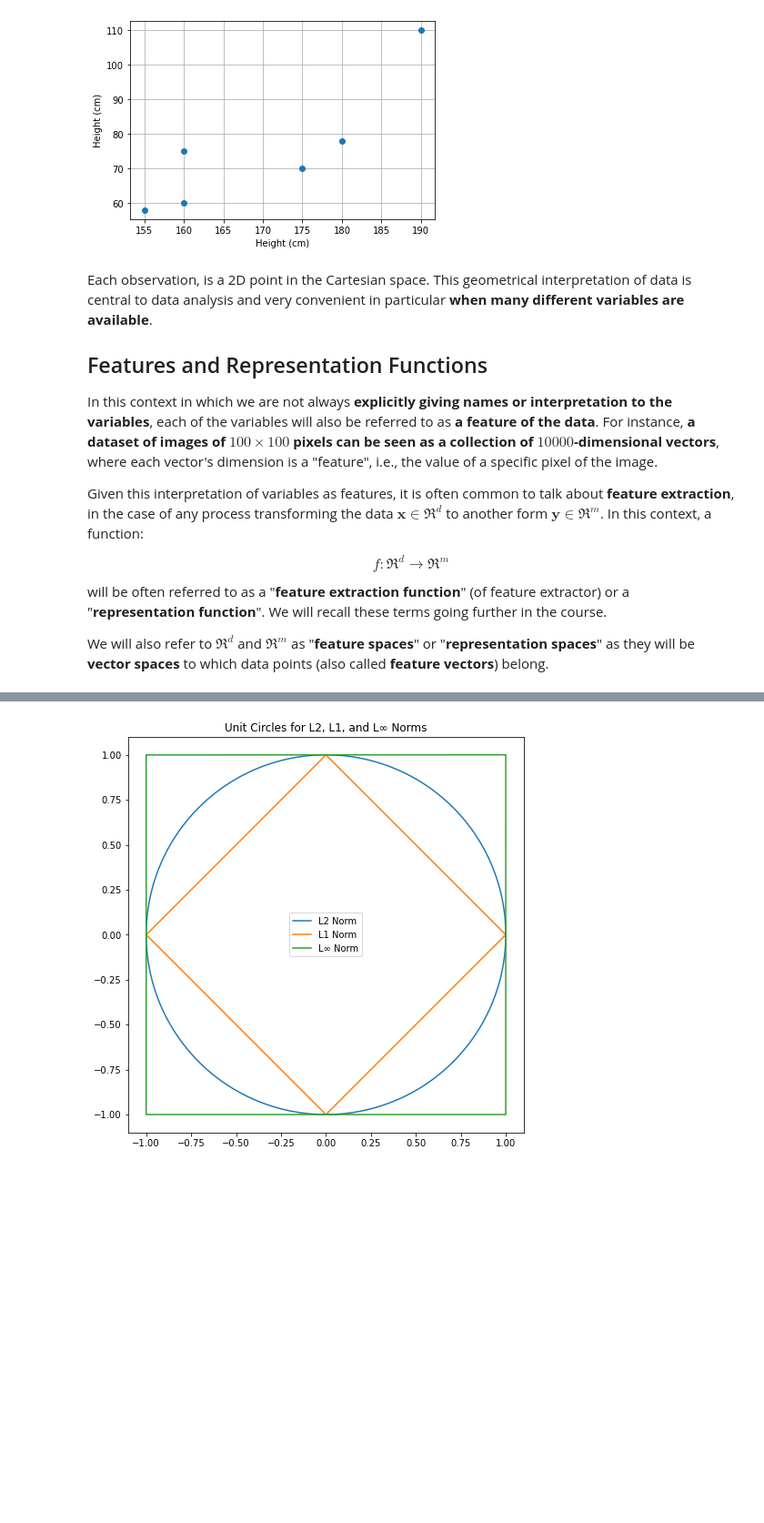
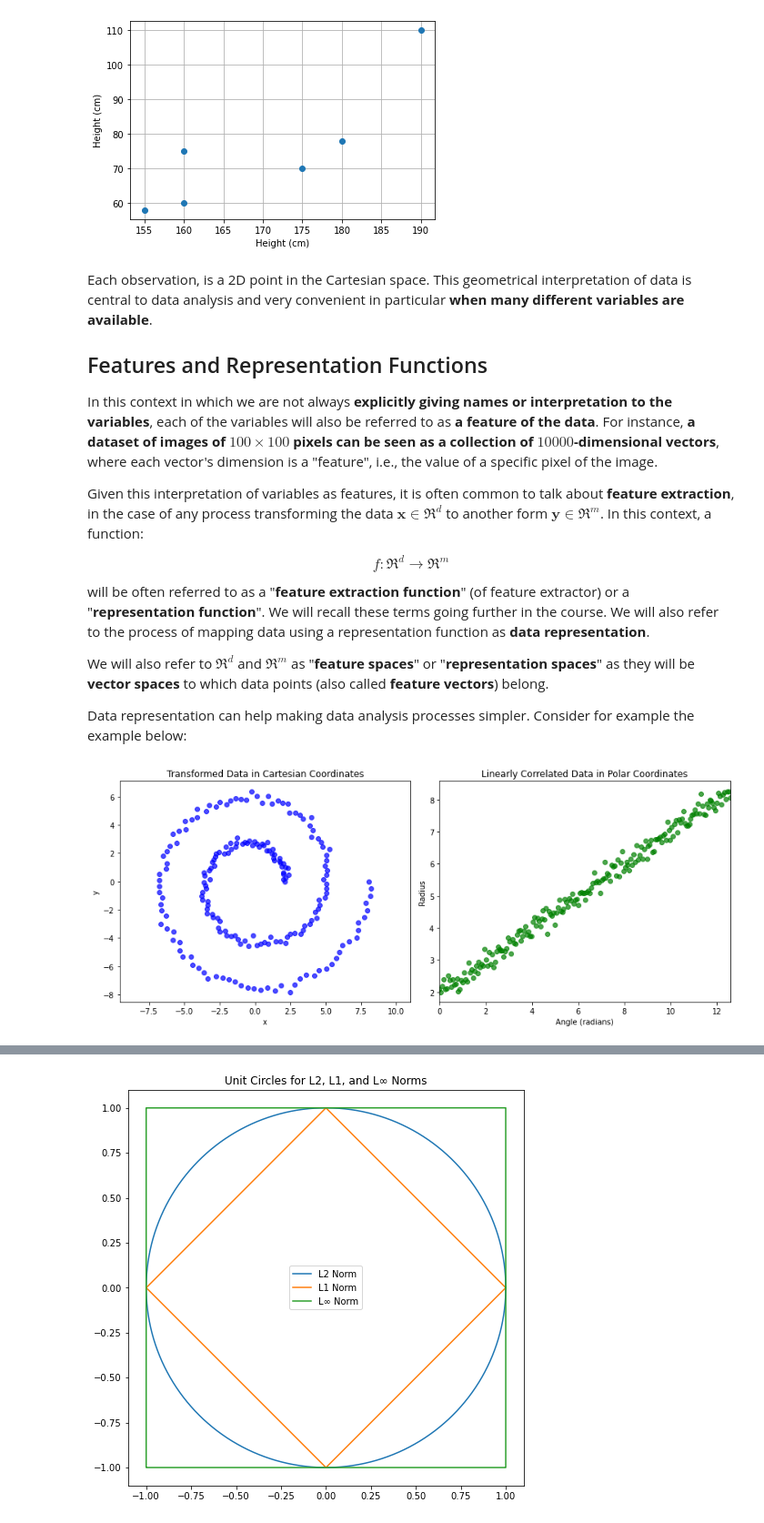
Before and after one commit to antoninofurnari/fadlecturenotes2425, a Jupyter notebook: lecturenotes/lectures/14_data_as_nd_points.ipynb, the cells around one changed output, grey strips where cells are left out. Shown: that part at 91% size. Cells and saved outputs as stored; diff of their text form; code cells hidden in the pictures; blank space fills up the shorter version.

```diff
--- a/lecturenotes/lectures/14_data_as_nd_points.ipynb
+++ b/lecturenotes/lectures/14_data_as_nd_points.ipynb
@@ -33,6 +33,49 @@ Given this interpretation of variables as features, it is often common to talk a
 
 $$f : \Re^d \to \Re^m$$
 
-will be often referred to as a "**feature extraction function**" (of feature extractor) or a "**representation function**". We will recall these terms going further in the course.
+will be often referred to as a "**feature extraction function**" (of feature extractor) or a "**representation function**". We will recall these terms going further in the course. We will also refer to the process of mapping data using a representation function as **data representation**.
 
 We will also refer to $\Re^d$ and $\Re^m$ as "**feature spaces**" or "**representation spaces**" as they will be **vector spaces** to which data points (also called **feature vectors**) belong.
+
+Data representation can help making data analysis processes simpler. Consider for example the example below:
+# %%
+import numpy as np
+import matplotlib.pyplot as plt
+
+# Step 1: Generate linearly correlated data in Polar coordinates
+np.random.seed(42)
+n_samples = 200
+
+# Generate linearly spaced angles (theta) from 0 to 4π
+theta = np.linspace(0, 4 * np.pi, n_samples)  # Increasing angle for a spiral effect
+
+# Define a linear relationship for radius: r = m * theta + c
+m = 0.5  # Slope
+c = 2    # Intercept
+radius = m * theta + c + np.random.normal(0, 0.2, n_samples)  # Add small noise
+
+# Step 2: Convert Polar to Cartesian coordinates
+x = radius * np.cos(theta)
+y = radius * np.sin(theta)
+
+# Step 3: Plot both Polar and Cartesian representations
+fig, ax = plt.subplots(1, 2, figsize=(12, 5))
+
+# Polar plot: plot radius vs. angle (in radians)
+ax[1].scatter(theta, radius, c='green', alpha=0.7)
+ax[1].set_title("Linearly Correlated Data in Polar Coordinates")
+ax[1].set_xlabel("Angle (radians)")
+ax[1].set_ylabel("Radius")
+ax[1].set_xlim(0, 4 * np.pi)
+
+# Cartesian plot
+ax[0].scatter(x, y, c='blue', alpha=0.7)
+ax[0].set_title("Transformed Data in Cartesian Coordinates")
+ax[0].set_xlabel("x")
+ax[0].set_ylabel("y")
+ax[0].axis('equal')
+
+plt.tight_layout()
+plt.show()
+# %% [output]
+[figure, added]
```
Also changed, not shown: parts of 5 cells of this notebook, 2 other files.
